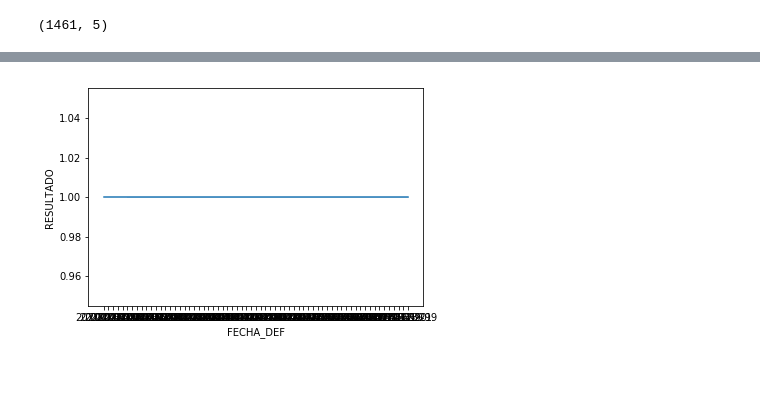
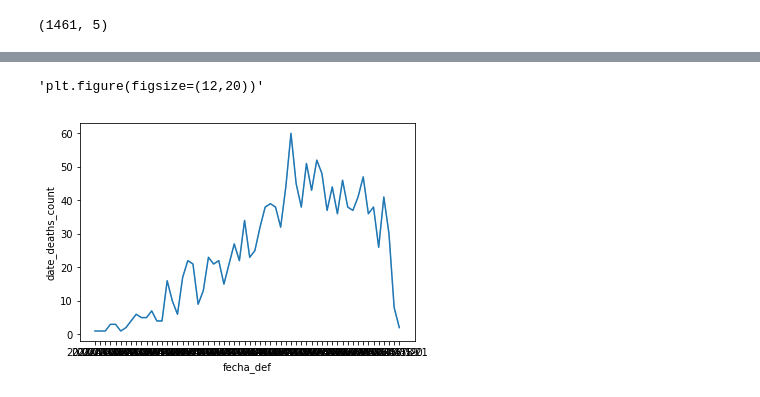
Before and after one commit to cruzdany/Covid-19-death-comparison, a Jupyter notebook: Covid_19_death_comparison.ipynb, the cells around one changed output, grey strips where cells are left out. Cells and saved outputs as stored; diff of their text form; code cells hidden in the pictures.

```diff
--- a/Covid_19_death_comparison.ipynb
+++ b/Covid_19_death_comparison.ipynb
@@ -31,6 +33,10 @@ df1.shape
 df2.shape
 # %% [output]
 (4579, 6)
+# %%
+#https://chrisalbon.com/python/data_wrangling/pandas_lowercase_column_names/
+df1.columns = map(str.lower, df1.columns)
+df2.columns = map(str.lower, df2.columns)
 # %%
 df1.columns
 # %% [output]
@@ -45,7 +51,7 @@ Index(['FECHA_ACTUALIZACION', 'ID_REGISTRO', 'ORIGEN', 'SECTOR', 'ENTIDAD_UM',
       dtype='object')
 # %%
-new = df1[['FECHA_INGRESO', 'ENTIDAD_RES', 'FECHA_SINTOMAS', 'FECHA_DEF',]].copy()
-new1 = df1[['RESULTADO']].copy()
+new = df1[['fecha_ingreso', 'entidad_res', 'fecha_sintomas', 'fecha_def',]].copy()
+new1 = df1[['resultado']].copy()
 # %%
 new.head()
 # %% [output]
@@ -128,7 +134,7 @@ RESULTADO         59567 non-null float64
 dtypes: datetime64[ns](2), float64(1), int64(1), object(1)
 memory usage: 2.7+ MB
 # %%
-cdmx = result[result['ENTIDAD_RES']==9]
+cdmx = result[result['entidad_res']==9]
 cdmx.shape
 # %% [output]
 (16758, 5)
@@ -170,7 +176,7 @@ cdmx.head()
 | 30 | 2020-04-14 | 9 | 2020-04-07 | 2020-04-22 | 1.0 |
 | 36 | 2020-03-30 | 9 | 2020-03-30 | 2020-04-14 | 1.0 |
 # %%
-cdmx['date_deaths_count'] = cdmx.FECHA_DEF.map(cdmx.groupby('FECHA_DEF').size())
+cdmx['date_deaths_count'] = cdmx.fecha_def.map(cdmx.groupby('fecha_def').size())
 # %%
 cdmx
 # %% [output]
@@ -197,4 +198,6 @@ import seaborn as sns
 # %%
-ax = sns.lineplot(x="FECHA_DEF", y="RESULTADO", data=result)
+ax = sns.lineplot(x="fecha_def", y="date_deaths_count", data=cdmx)
+"""plt.figure(figsize=(12,20))"""
 # %% [output]
+'plt.figure(figsize=(12,20))'
-[figure, old version]
+[figure, new version]
```
Also changed, not shown: parts of 16 cells of this notebook.
